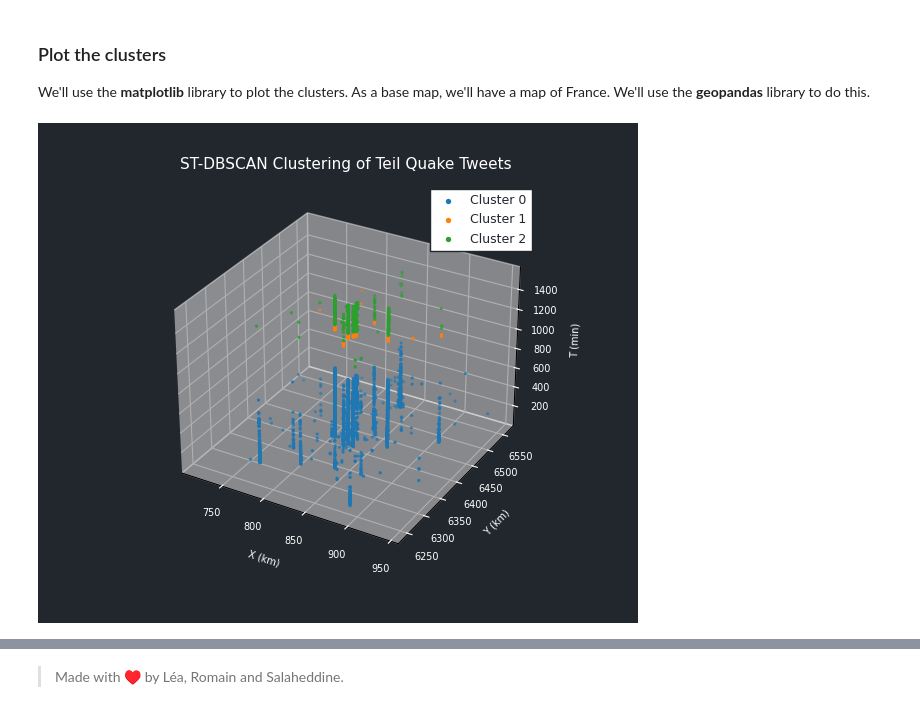
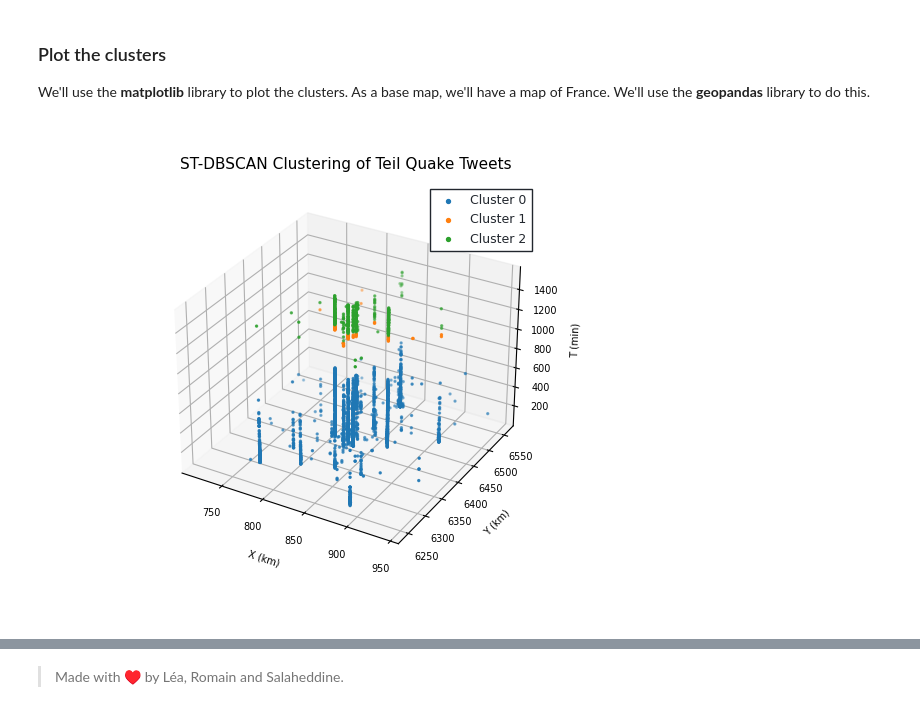
Before and after one commit to lletassey/clustering-tweets-earthquake, a Jupyter notebook: notebooks/stdbscan.ipynb, the cells around one changed output, grey strips where cells are left out. Cells and saved outputs as stored; diff of their text form; code cells hidden in the pictures.

Commit message:
Set stdbscan cube to white

```diff
--- a/notebooks/stdbscan.ipynb
+++ b/notebooks/stdbscan.ipynb
@@ -254,43 +254,43 @@ for cluster in set(tweets_.index.get_level_values(0)):
         tweets_cluster['y_m'],
         tweets_cluster['ts'] / 60,
         s=2,
         color='C{}'.format(cluster),
         label='Noise' if cluster == -1 else 'Cluster {}'.format(cluster)
     )
 ax_cube.set_xlabel('x_m')
 ax_cube.set_ylabel('y_m')
 ax_cube.set_zlabel('ts')
 
 # Set fig size
 fig = plt.gcf()
 fig.set_size_inches(6, 5)
 
-ax_cube.set_facecolor('#22272e')
-ax_cube.get_figure().patch.set_facecolor('#22272e')
+ax_cube.set_facecolor('white')
+ax_cube.get_figure().patch.set_facecolor('white')
 
 # Set title
-ax_cube.set_title("ST-DBSCAN Clustering of Teil Quake Tweets", fontsize=11, weight='medium', color='white', pad=10)
+ax_cube.set_title("ST-DBSCAN Clustering of Teil Quake Tweets", fontsize=11, weight='medium', color='black', pad=10)
 
 ax_cube.legend(loc='best', fontsize=9, labelcolor='#22272e', markerscale=2,
           facecolor='white', title_fontsize=14, fancybox=False, framealpha=1, edgecolor='#22272e')
 
 m2km = lambda x, _: f'{x/1000:g}'
 ax_cube.xaxis.set_major_formatter(m2km)
 ax_cube.yaxis.set_major_formatter(m2km)
 
 # Set axis labels
-ax_cube.set_xlabel("X (km)", fontsize=7, labelpad=5, color='white')
-ax_cube.set_ylabel("Y (km)", fontsize=7, labelpad=5, color='white')
-ax_cube.set_zlabel("T (min)", fontsize=7, labelpad=5, color='white')
+ax_cube.set_xlabel("X (km)", fontsize=7, labelpad=5, color='black')
+ax_cube.set_ylabel("Y (km)", fontsize=7, labelpad=5, color='black')
+ax_cube.set_zlabel("T (min)", fontsize=7, labelpad=5, color='black')
 
 # Set axis ticks color
-ax_cube.tick_params(axis='x', colors='white', labelsize=7)
-ax_cube.tick_params(axis='y', colors='white', labelsize=7)
-ax_cube.tick_params(axis='z', colors='white', labelsize=7)
+ax_cube.tick_params(axis='x', colors='black', labelsize=7)
+ax_cube.tick_params(axis='y', colors='black', labelsize=7)
+ax_cube.tick_params(axis='z', colors='black', labelsize=7)
 
 plt.show()
 # %% [output]
-[figure, old version]
+[figure, new version]
 # %%
 # Read France geojson
 france = gpd.read_file(filename='../data/france.geojson')
```
Also changed, not shown: parts of 3 cells of this notebook, 6 other files.
